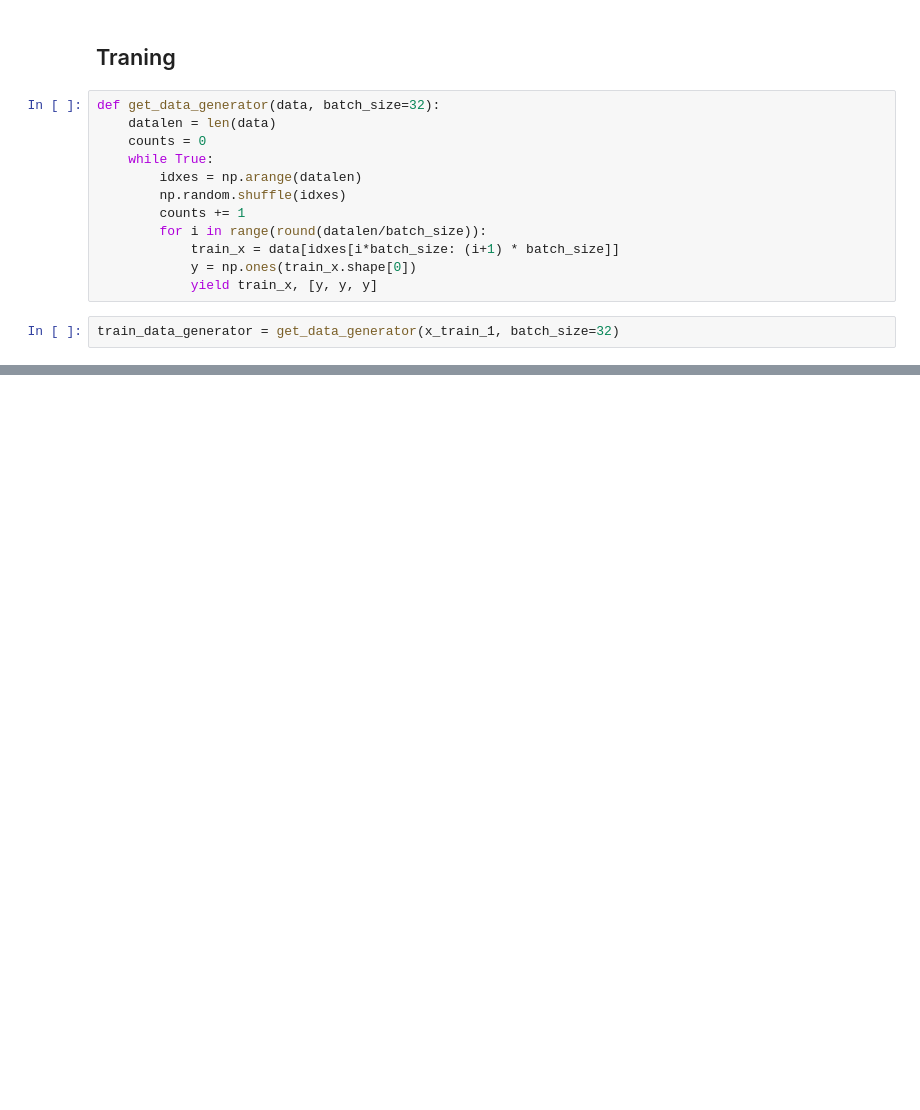
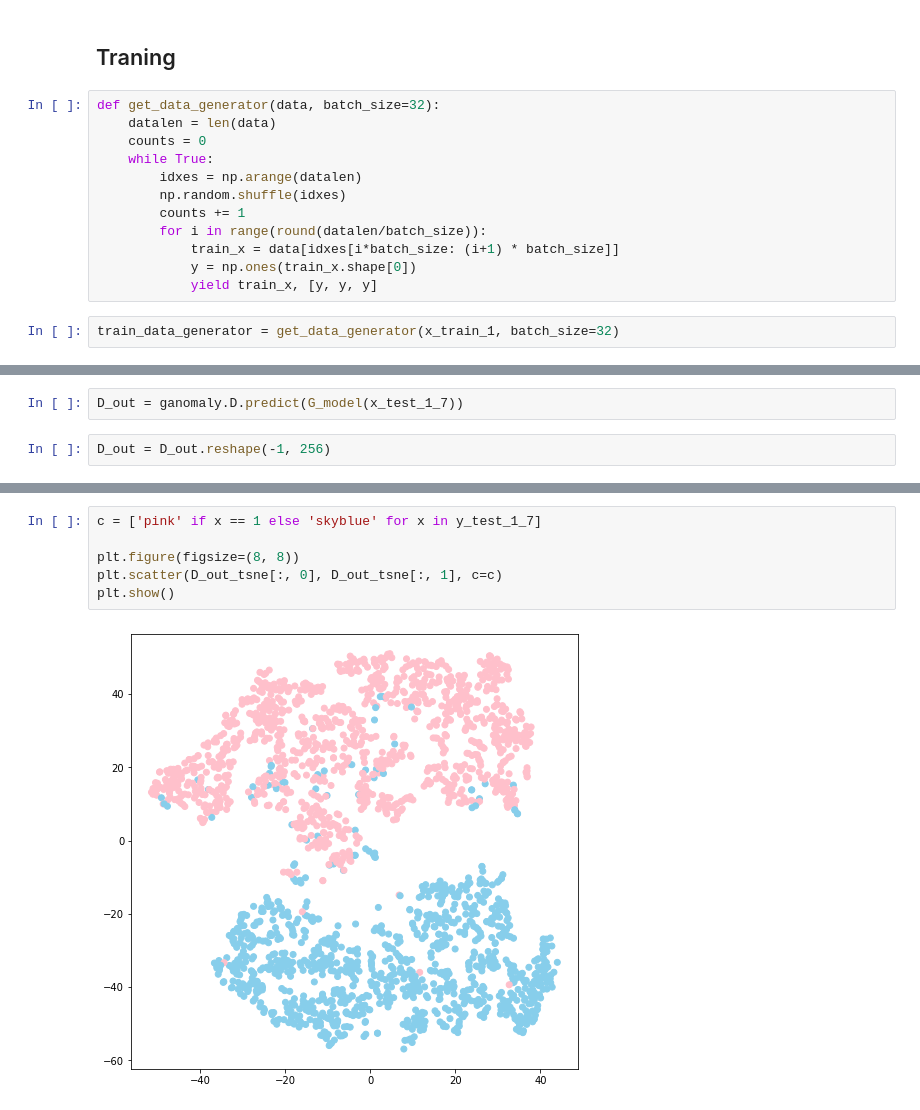
Before and after one commit to Huai-Yuan/AnomalyDetectionUsingGANomaly, a Jupyter notebook: GANomaly.ipynb, the cells around one changed output, grey strips where cells are left out. Saved outputs shown, nothing was run; the diff lists cells and outputs as text; blank space fills up the shorter version.

Commit message:
t-SNE analysis shows a good result of the discriminator

```diff
--- a/GANomaly.ipynb
+++ b/GANomaly.ipynb
@@ -197,0 +180,4 @@ plt.show()
+# %%
+D_out = ganomaly.D.predict(G_model(x_test_1_7))
+# %%
+D_out = D_out.reshape(-1, 256)
@@ -197,0 +198,8 @@ plt.show()
+# %%
+c = ['pink' if x == 1 else 'skyblue' for x in y_test_1_7]
+
+plt.figure(figsize=(8, 8))
+plt.scatter(D_out_tsne[:, 0], D_out_tsne[:, 1], c=c)
+plt.show()
+# %% [output]
+[figure, added]
```
Also changed, not shown: parts of 7 cells of this notebook, 1 other file.
